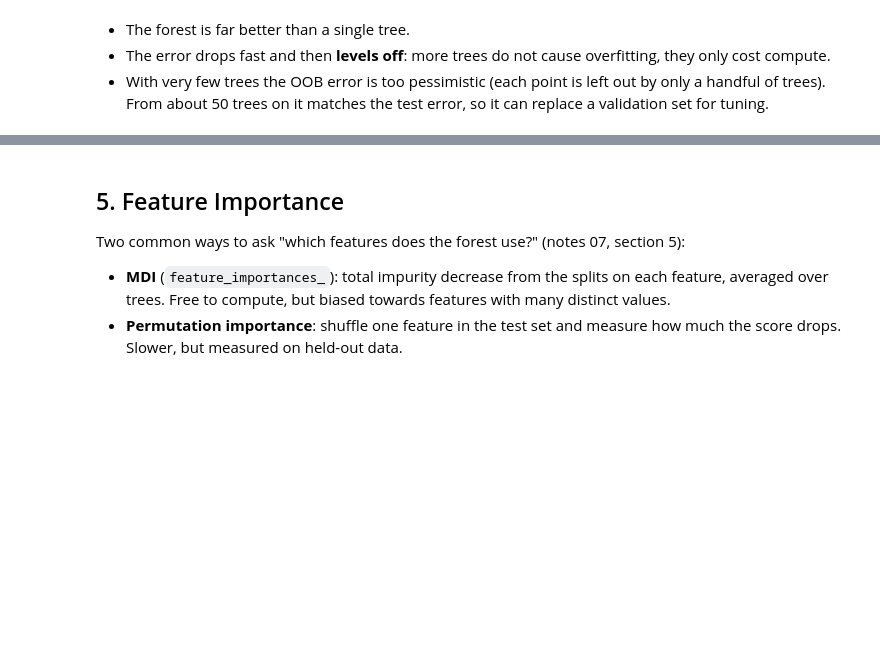
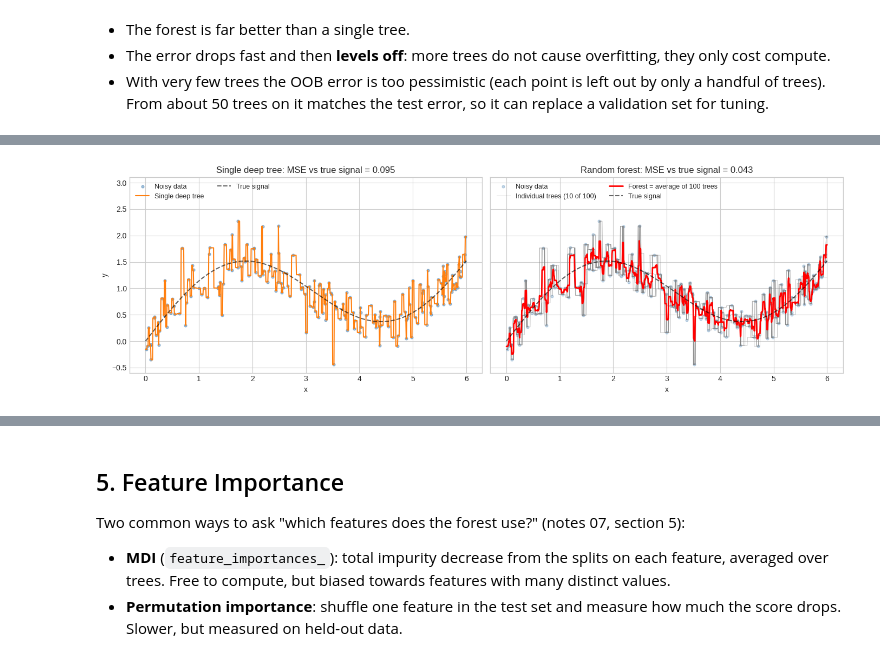
Before and after one commit to imagra93/ML-course-labs, a Jupyter notebook: machine_learning/lab - Decision Trees and Random Forests.ipynb, the cells around one changed output, grey strips where cells are left out. Saved outputs shown, nothing was run; the diff lists cells and outputs as text; code cells hidden in the pictures; blank space fills up the shorter version.

```diff
--- a/machine_learning/lab - Decision Trees and Random Forests.ipynb
+++ b/machine_learning/lab - Decision Trees and Random Forests.ipynb
@@ -310,0 +279,40 @@ The single tree is a step function that jumps to follow every noisy point. The f
+# %%
+rng = np.random.default_rng(0)
+x = np.sort(rng.uniform(0, 6, 200))
+y = np.sin(x) + 0.3 * x + rng.normal(0, 0.3, 200)
+
+def true_signal(x):
+    return np.sin(x) + 0.3 * x
+
+tree_reg = DecisionTreeRegressor(random_state=0).fit(x[:, None], y)
+forest   = RandomForestRegressor(n_estimators=100, random_state=0).fit(x[:, None], y)
+
+xfit  = np.linspace(0, 6, 1000)
+ytrue = true_signal(xfit)
+
+def mse_vs_truth(reg):
+    return np.mean((reg.predict(xfit[:, None]) - ytrue) ** 2)
+
+fig, ax = plt.subplots(1, 2, figsize=(14, 4.5), sharey=True)
+
+ax[0].scatter(x, y, s=12, alpha=0.5, color='steelblue', label='Noisy data')
+ax[0].plot(xfit, tree_reg.predict(xfit[:, None]), color='tab:orange', lw=1.5, label='Single deep tree')
+ax[0].set_title(f'Single deep tree: MSE vs true signal = {mse_vs_truth(tree_reg):.3f}')
+
+ax[1].scatter(x, y, s=12, alpha=0.3, color='steelblue', label='Noisy data')
+for i, t in enumerate(forest.estimators_[:10]):     # each tree was grown on its own bootstrap sample
+    ax[1].plot(xfit, t.predict(xfit[:, None]), color='grey', lw=0.7, alpha=0.45,
+               label='Individual trees (10 of 100)' if i == 0 else None)
+ax[1].plot(xfit, forest.predict(xfit[:, None]), color='r', lw=2, label='Forest = average of 100 trees')
+ax[1].set_title(f'Random forest: MSE vs true signal = {mse_vs_truth(forest):.3f}')
+
+for axi in ax:
+    axi.plot(xfit, ytrue, '--k', lw=1.5, alpha=0.6, label='True signal')
+    axi.set_xlabel('x')
+    axi.set_ylim(-0.6, 3.1)
+    axi.legend(loc='upper left', fontsize=9, ncol=2)
+ax[0].set_ylabel('y')
+plt.tight_layout()
+plt.show()
+# %% [output]
+[figure, added]
```
Also changed, not shown: parts of 8 cells of this notebook, 2 other files.
